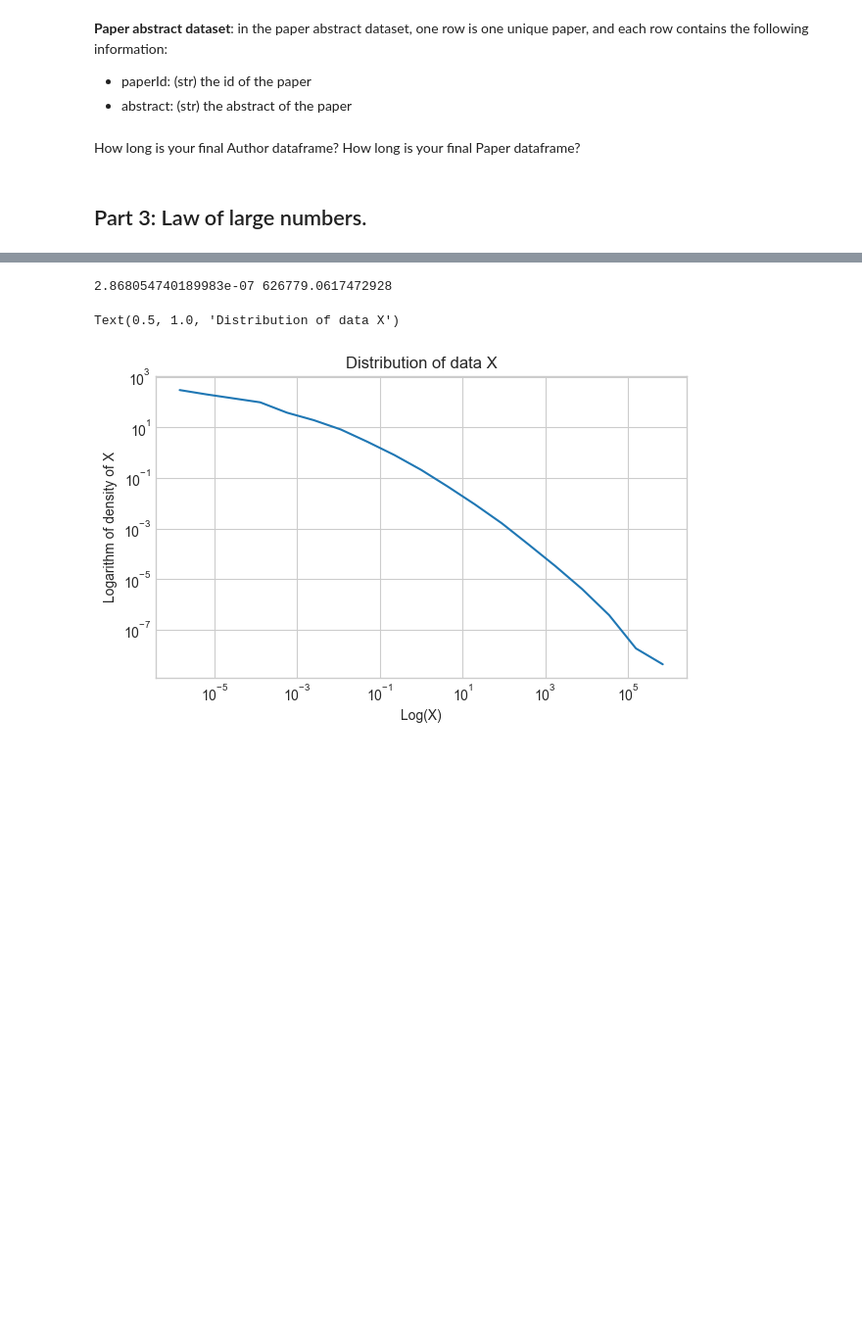
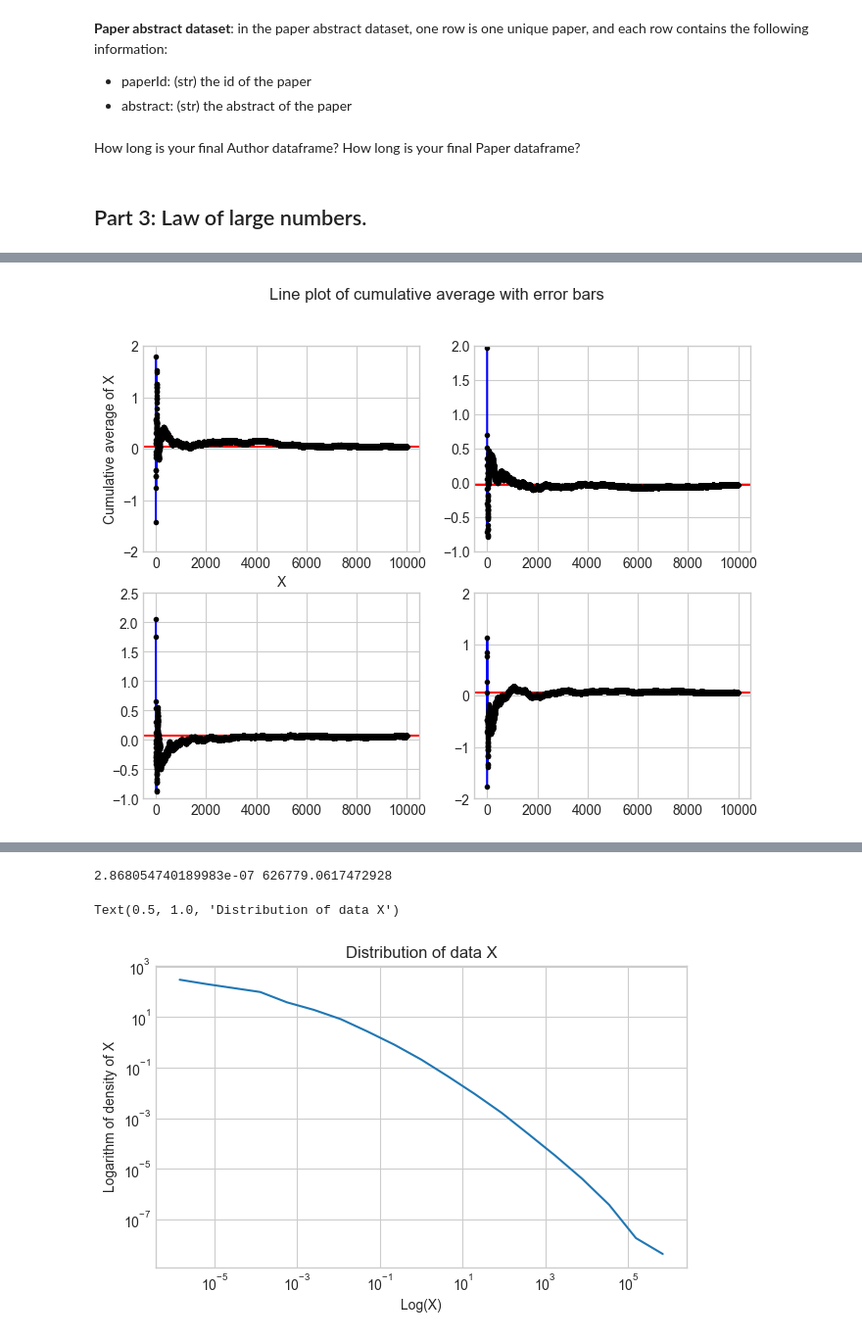
Before and after one commit to fridamariejoergensen/CSS, a Jupyter notebook: Assignment1.ipynb, the cells around one changed output, grey strips where cells are left out. Shown at 98% size. Cells and saved outputs as stored; diff of their text form; code cells hidden in the pictures; blank space fills up the shorter version.

```diff
--- a/Assignment1.ipynb
+++ b/Assignment1.ipynb
@@ -217,0 +257,94 @@ Text(0.5, 1.0, 'Line plot of cumulative average with error bars')
+# %%
+# For the 4 random samples from the Gaussian distribution
+# Computing cumulative average of X
+cum_av1 = np.array([])
+for i in range(1, N+1):
+    val = X1[0:i]
+    cum_av1 = np.append(cum_av1, np.mean(val))
+
+cum_av2 = np.array([])
+for i in range(1, N+1):
+    val = X2[0:i]
+    cum_av2 = np.append(cum_av2, np.mean(val))
+
+cum_av3 = np.array([])
+for i in range(1, N+1):
+    val = X3[0:i]
+    cum_av3 = np.append(cum_av3, np.mean(val))
+
+cum_av4 = np.array([])
+for i in range(1, N+1):
+    val = X4[0:i]
+    cum_av4 = np.append(cum_av4, np.mean(val))
+
+# Computing cumulative std of X
+cum_std1 = np.array([])
+for i in range(1, N+1):
+    val = X1[0:i]
+    cum_std1 = np.append(cum_std1, np.std(val)/np.sqrt(N))
+
+cum_std2 = np.array([])
+for i in range(1, N+1):
+    val = X2[0:i]
+    cum_std2 = np.append(cum_std2, np.std(val)/np.sqrt(N))
+
+cum_std3 = np.array([])
+for i in range(1, N+1):
+    val = X3[0:i]
+    cum_std3 = np.append(cum_std3, np.std(val)/np.sqrt(N))
+
+cum_std4 = np.array([])
+for i in range(1, N+1):
+    val = X4[0:i]
+    cum_std4 = np.append(cum_std4, np.std(val)/np.sqrt(N))
+
+# Computing distribution mean and median (from Wiki formulas)
+mean1 = 1/N * sum(X1)
+mean2 = 1/N * sum(X2)
+mean3 = 1/N * sum(X3)
+mean4 = 1/N * sum(X4)
+
+X1_new = np.copy(X1)
+X1_new = np.sort(X1_new)
+median1 = (X1_new[int(N/2)] + X1_new[int((N/2+1))])/2
+
+X2_new = np.copy(X2)
+X2_new = np.sort(X2_new)
+median2 = (X2_new[int(N/2)] + X2_new[int((N/2+1))])/2
+
+X3_new = np.copy(X3)
+X3_new = np.sort(X3_new)
+median3 = (X3_new[int(N/2)] + X3_new[int((N/2+1))])/2
+
+X4_new = np.copy(X4)
+X4_new = np.sort(X4_new)
+median4 = (X4_new[int(N/2)] + X4_new[int((N/2+1))])/2
+
+# Plot of cumulative average as line plot with error bars and horizontal line of distribution mean
+plt.style.use('seaborn-whitegrid')
+
+fig, ax = plt.subplots(2, 2, figsize=(8,6))
+
+ax[0,0].plot(range(N), cum_av1, c = 'blue')
+ax[0,0].errorbar(range(N), cum_av1, yerr = cum_std1, fmt='.k', errorevery=(1, 100))
+ax[0,0].axhline(mean1, c = 'red')
+ax[0,0].set_ylim(-2,2)
+ax[0,0].set_ylabel('Cumulative average of X')
+ax[0,0].set_xlabel('X')
+fig.suptitle('Line plot of cumulative average with error bars')
+
+ax[0,1].plot(range(N), cum_av2, c = 'blue')
+ax[0,1].errorbar(range(N), cum_av2, yerr = cum_std2, fmt='.k', errorevery=(1, 100))
+ax[0,1].axhline(mean2, c = 'red')
+ax[0,1].set_ylim(-1,2)
+
+ax[1,0].plot(range(N), cum_av3, c = 'blue')
+ax[1,0].errorbar(range(N), cum_av3, yerr = cum_std3, fmt='.k', errorevery=(1, 100))
+ax[1,0].axhline(mean3, c = 'red')
+ax[1,0].set_ylim(-1,2.5)
+
+ax[1,1].plot(range(N), cum_av4, c = 'blue')
+ax[1,1].errorbar(range(N), cum_av4, yerr = cum_std4, fmt='.k', errorevery=(1, 100))
+ax[1,1].axhline(mean4, c = 'red')
+ax[1,1].set_ylim(-2,2)
+# %% [output]
@@ -218,3 +352,4 @@ Text(0.5, 1.0, 'Line plot of cumulative average with error bars')
+[figure, added]
 # %%
 # 7. Cumulative median of X
 cum_median = np.array([])
```
Also changed, not shown: parts of 22 cells of this notebook, 4 other files.
